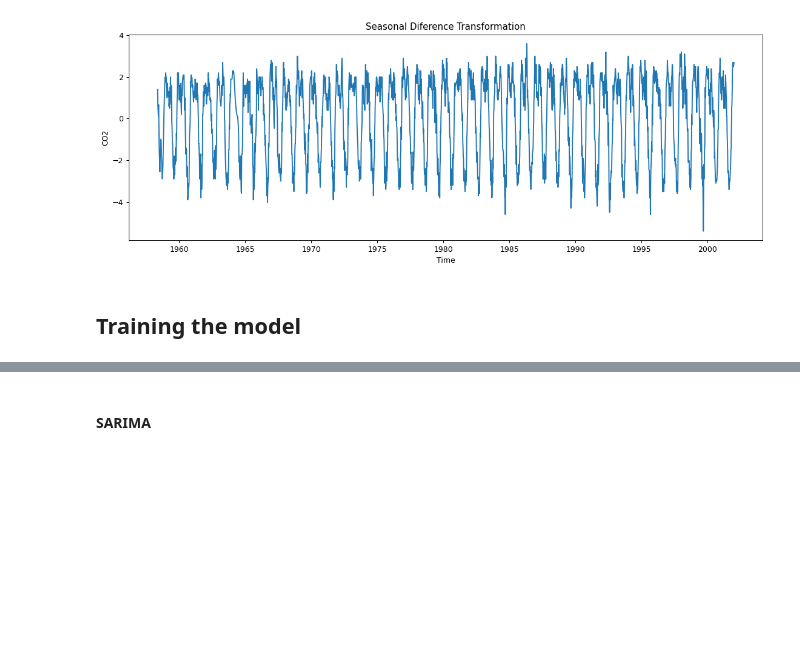
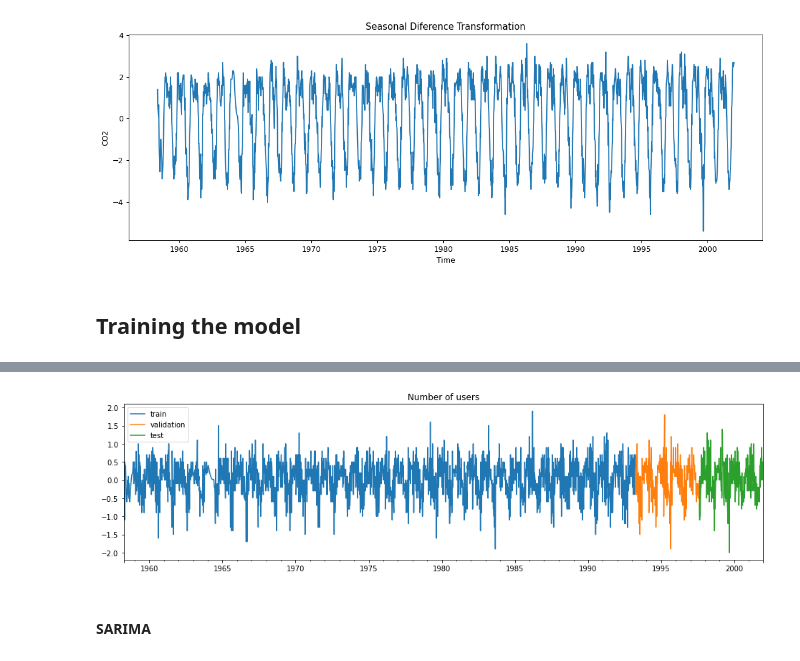
Before and after one commit to ThierrryScotto/Time-Series-Forecasting-Atmospheric-CO2, a Jupyter notebook: Time_Series_Forecasting_Atmospheric_CO2.ipynb, the cells around one changed output, grey strips where cells are left out. Cells and saved outputs as stored; diff of their text form; code cells hidden in the pictures; blank space fills up the shorter version.

```diff
--- a/Time_Series_Forecasting_Atmospheric_CO2.ipynb
+++ b/Time_Series_Forecasting_Atmospheric_CO2.ipynb
@@ -506,0 +525,16 @@ plot_dataset(dataset_seasonal_diference.index, dataset_seasonal_diference, 'Time
+# %%
+data = pd.Series(dataset_diference)
+
+end_train      = "1993-04-03"
+end_validation = "1997-08-16"
+# %%
+# data_train = data.loc[: end_train, :]
+data_train = data.loc[:end_train]
+data_val   = data.loc[end_train:end_validation]
+data_test  = data.loc[end_validation:,]
+data_total = data.loc[: end_validation]
+
+print(f"Dates train      : {data_train.index.min()} --- {data_train.index.max()}  (n={len(data_train)})")
+print(f"Dates validacion : {data_val.index.min()} --- {data_val.index.max()}  (n={len(data_val)})")
+print(f"Dates test       : {data_test.index.min()} --- {data_test.index.max()}  (n={len(data_test)})")
+print(f"Dates total      : {data_total.index.min()} --- {data_total.index.max()}  (n={len(data_total)})")
@@ -507,3 +546,12 @@ plot_dataset(dataset_seasonal_diference.index, dataset_seasonal_diference, 'Time
+# %%
+fig, ax = plt.subplots(figsize=(16, 4))
+data_train.plot(ax=ax, label='train')
+data_val.plot(ax=ax, label='validation')
+data_test.plot(ax=ax, label='test')
+ax.set_title('Number of users')
+ax.legend();
+# %% [output]
+[figure, added]
 # %% [markdown]
 #### SARIMA
 # %%
```
Also changed, not shown: parts of 39 cells of this notebook.
